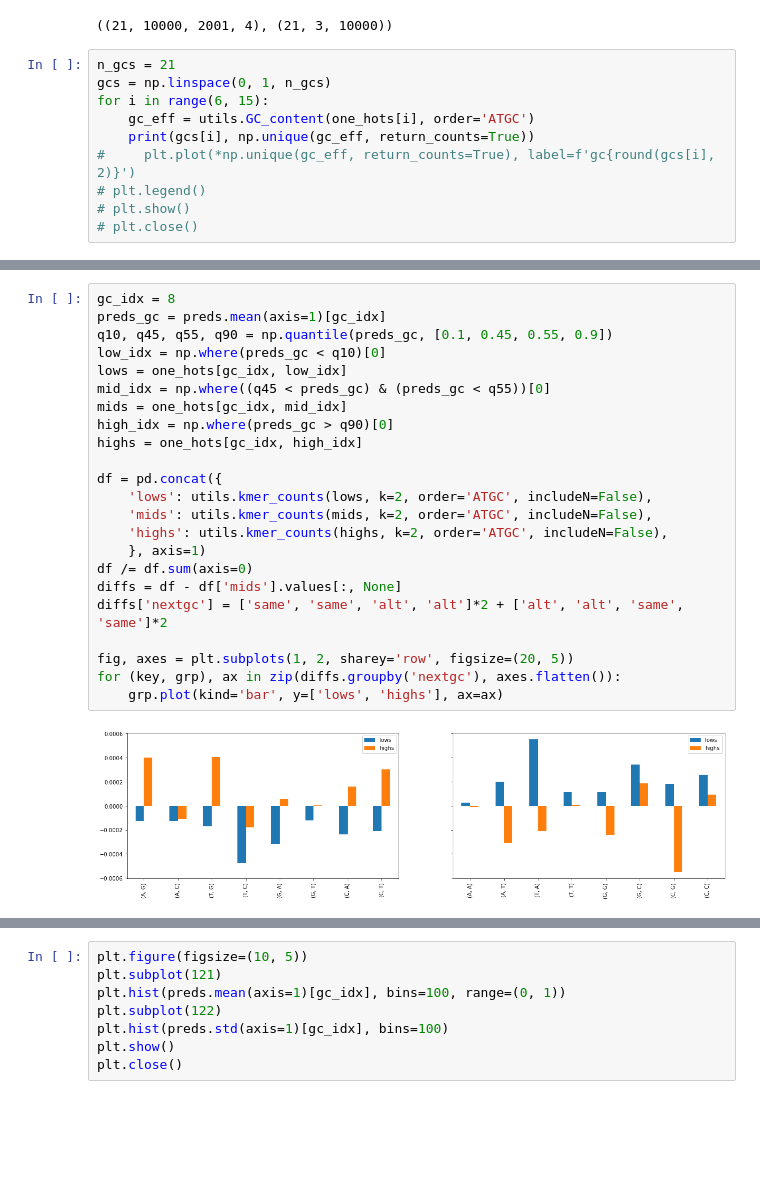
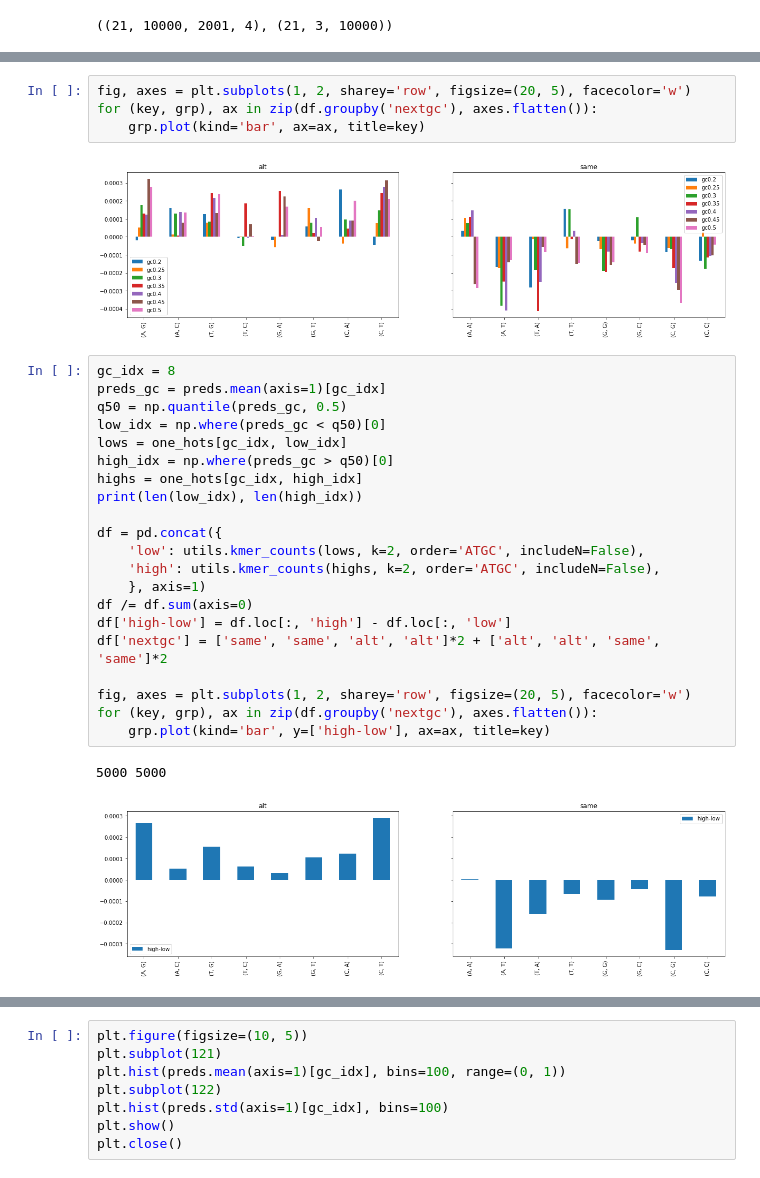
Before and after one commit to Alexwestbrook/mnhn-internship_DeepCNN_ChIP-seq, a Jupyter notebook: Generating_sequences.ipynb, the cells around one changed output, grey strips where cells are left out. Drawn from its saved outputs; the diff is of its cells as text; blank space fills up the shorter version.

```diff
--- a/Generating_sequences.ipynb
+++ b/Generating_sequences.ipynb
@@ -617,13 +587,3 @@ preds = preds.reshape(21, 3, -1)
 one_hots.shape, preds.shape
 # %% [output]
 ((21, 10000, 2001, 4), (21, 3, 10000))
-# %%
-n_gcs = 21
-gcs = np.linspace(0, 1, n_gcs)
-for i in range(6, 15):
-    gc_eff = utils.GC_content(one_hots[i], order='ATGC')
-    print(gcs[i], np.unique(gc_eff, return_counts=True))
-#     plt.plot(*np.unique(gc_eff, return_counts=True), label=f'gc{round(gcs[i], 2)}')
-# plt.legend()
-# plt.show()
-# plt.close()
@@ -685,28 +661,33 @@ for gc_idx in range(19):
+# %%
+fig, axes = plt.subplots(1, 2, sharey='row', figsize=(20, 5), facecolor='w')
+for (key, grp), ax in zip(df.groupby('nextgc'), axes.flatten()):
+    grp.plot(kind='bar', ax=ax, title=key)
+# %% [output]
+[figure, added]
 # %%
 gc_idx = 8
 preds_gc = preds.mean(axis=1)[gc_idx]
-q10, q45, q55, q90 = np.quantile(preds_gc, [0.1, 0.45, 0.55, 0.9])
-low_idx = np.where(preds_gc < q10)[0]
+q50 = np.quantile(preds_gc, 0.5)
+low_idx = np.where(preds_gc < q50)[0]
 lows = one_hots[gc_idx, low_idx]
-mid_idx = np.where((q45 < preds_gc) & (preds_gc < q55))[0]
-mids = one_hots[gc_idx, mid_idx]
-high_idx = np.where(preds_gc > q90)[0]
+high_idx = np.where(preds_gc > q50)[0]
 highs = one_hots[gc_idx, high_idx]
+print(len(low_idx), len(high_idx))
 
 df = pd.concat({
-    'lows': utils.kmer_counts(lows, k=2, order='ATGC', includeN=False),
-    'mids': utils.kmer_counts(mids, k=2, order='ATGC', includeN=False),
-    'highs': utils.kmer_counts(highs, k=2, order='ATGC', includeN=False),
+    'low': utils.kmer_counts(lows, k=2, order='ATGC', includeN=False),
+    'high': utils.kmer_counts(highs, k=2, order='ATGC', includeN=False),
     }, axis=1)
 df /= df.sum(axis=0)
-diffs = df - df['mids'].values[:, None]
-diffs['nextgc'] = ['same', 'same', 'alt', 'alt']*2 + ['alt', 'alt', 'same', 'same']*2
+df['high-low'] = df.loc[:, 'high'] - df.loc[:, 'low']
+df['nextgc'] = ['same', 'same', 'alt', 'alt']*2 + ['alt', 'alt', 'same', 'same']*2
 
-fig, axes = plt.subplots(1, 2, sharey='row', figsize=(20, 5))
-for (key, grp), ax in zip(diffs.groupby('nextgc'), axes.flatten()):
-    grp.plot(kind='bar', y=['lows', 'highs'], ax=ax)
+fig, axes = plt.subplots(1, 2, sharey='row', figsize=(20, 5), facecolor='w')
+for (key, grp), ax in zip(df.groupby('nextgc'), axes.flatten()):
+    grp.plot(kind='bar', y=['high-low'], ax=ax, title=key)
 # %% [output]
+5000 5000
-[figure, old version]
+[figure, new version]
 # %%
 df1 = pd.concat({
     'lows': utils.kmer_counts(lows, k=1, order='ATGC', includeN=False),
```
Also changed, not shown: parts of 39 cells of this notebook.
